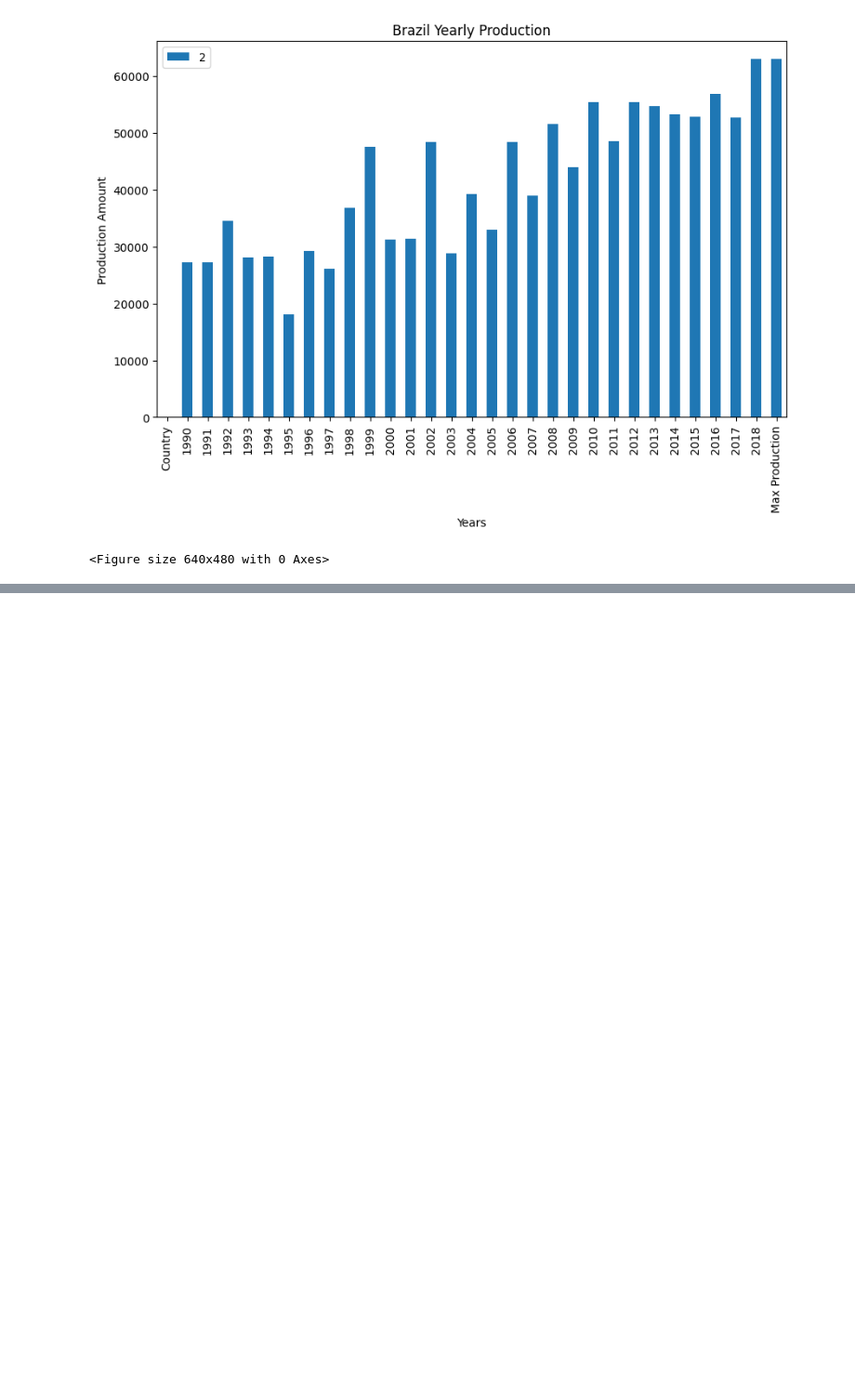
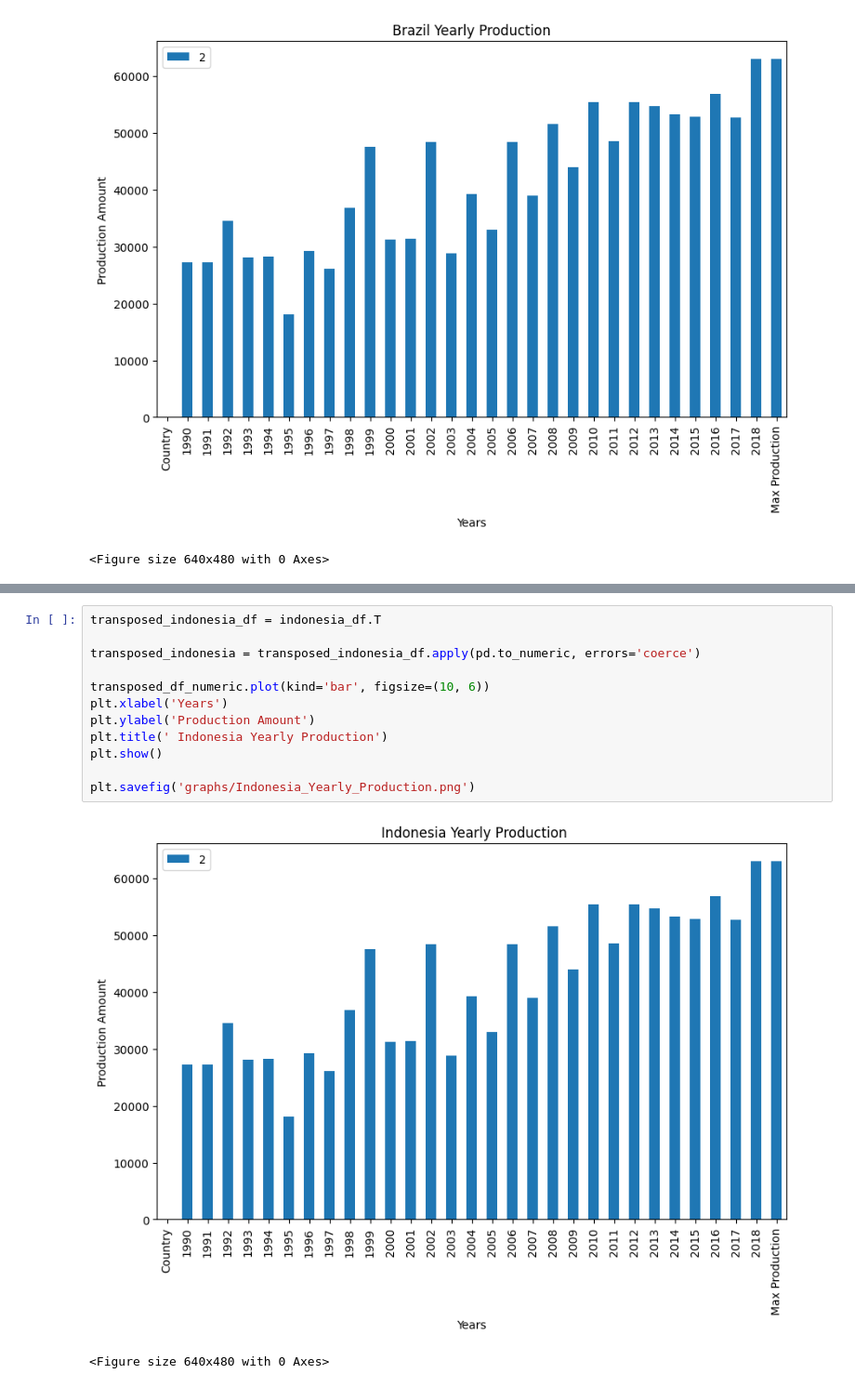
Before and after one commit to colinroberts-data-analytics-portfolio/project1, a Jupyter notebook: Coffee_Production.ipynb, the cells around one changed output, grey strips where cells are left out. Shown at 93% size. Drawn from its saved outputs; the diff is of its cells as text; blank space fills up the shorter version.

```diff
--- a/Coffee_Production.ipynb
+++ b/Coffee_Production.ipynb
@@ -228,0 +289,15 @@ plt.savefig("graphs/Brazil_Yearly_Production.png")
+# %%
+transposed_indonesia_df = indonesia_df.T
+
+transposed_indonesia = transposed_indonesia_df.apply(pd.to_numeric, errors='coerce')
+
+transposed_df_numeric.plot(kind='bar', figsize=(10, 6))
+plt.xlabel('Years')
+plt.ylabel('Production Amount')
+plt.title(' Indonesia Yearly Production')
+plt.show()
+
+plt.savefig('graphs/Indonesia_Yearly_Production.png')
+# %% [output]
+[figure, added]
+<Figure size 640x480 with 0 Axes>
```
Also changed, not shown: parts of 7 cells of this notebook, 4 other files.
